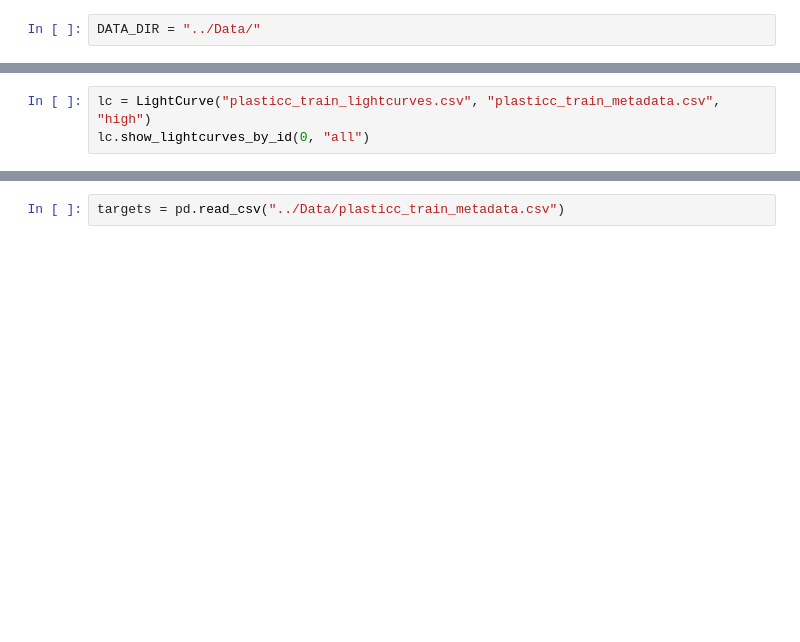
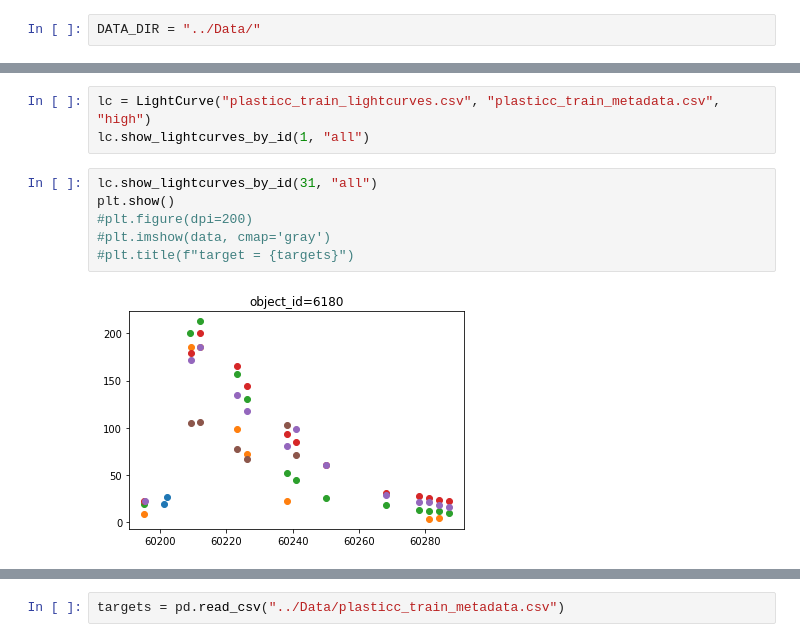
Before and after one commit to take2make/plastic_anomaly, a Jupyter notebook: notebooks/Plastic_data.ipynb, the cells around one changed output, grey strips where cells are left out. Cells and saved outputs as stored; diff of their text form; blank space fills up the shorter version.

```diff
--- a/notebooks/Plastic_data.ipynb
+++ b/notebooks/Plastic_data.ipynb
@@ -145,4 +243,12 @@ print shape matrix = (6, 1200)
 [figure]
 # %%
 lc = LightCurve("plasticc_train_lightcurves.csv", "plasticc_train_metadata.csv", "high")
-lc.show_lightcurves_by_id(0, "all")
+lc.show_lightcurves_by_id(1, "all")
+# %%
+lc.show_lightcurves_by_id(31, "all")
+plt.show()
+#plt.figure(dpi=200)
+#plt.imshow(data, cmap='gray')
+#plt.title(f"target = {targets}")
+# %% [output]
+[figure, added]
```
Also changed, not shown: parts of 49 cells of this notebook, 2 other files.
